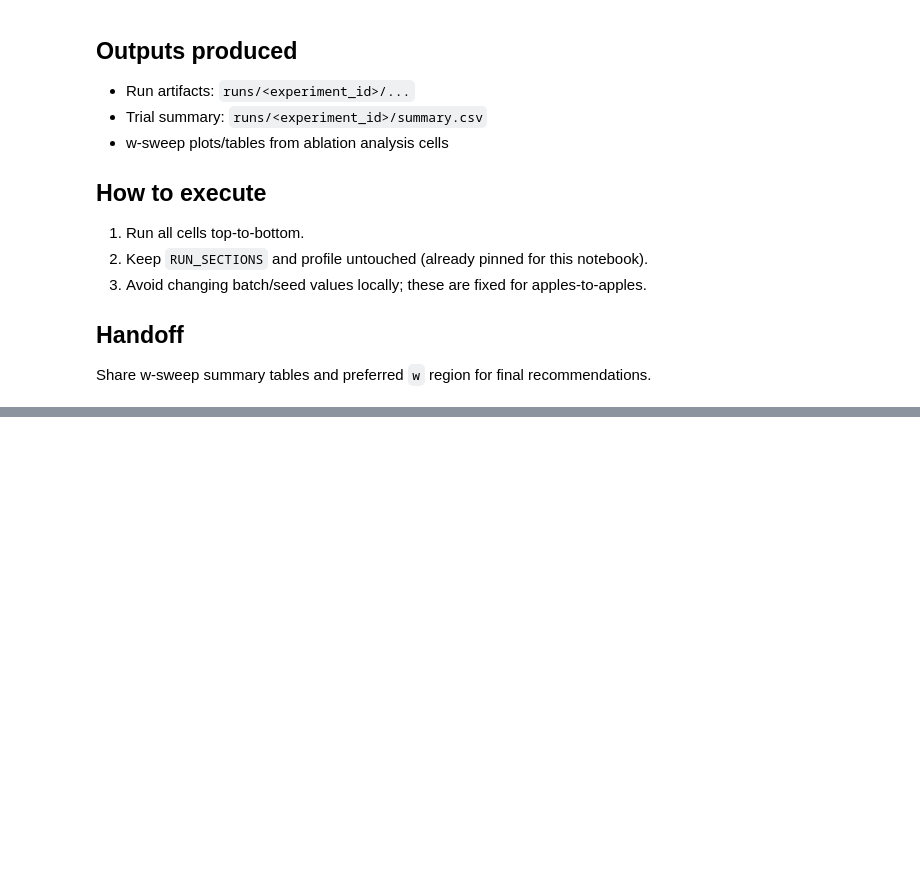
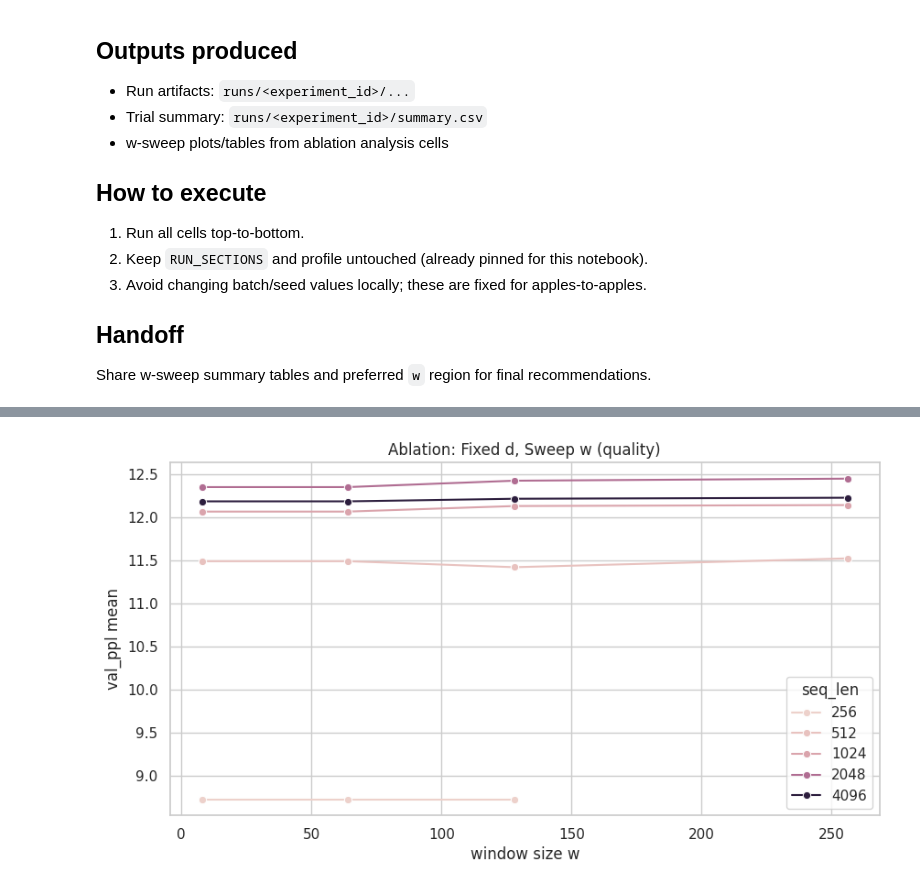
Before and after one commit to akashkguw/orion, a Jupyter notebook: experiment_publish_ablate_w.ipynb, the cells around one changed output, grey strips where cells are left out. Drawn from its saved outputs; the diff is of its cells as text; code cells hidden in the pictures; blank space fills up the shorter version.

Commit message:
fix: repair corrupted experiment_publish_ablate_w notebook (#72)

```diff
--- a/experiment_publish_ablate_w.ipynb
+++ b/experiment_publish_ablate_w.ipynb
@@ -37,0 +760,99 @@ Share w-sweep summary tables and preferred `w` region for final recommendations.
+# %%
+def _extract_w_d(tag: str):
+    m = re.search(r"w(\d+)_d(\d+)", str(tag))
+    if not m:
+        return np.nan, np.nan
+    return float(m.group(1)), float(m.group(2))
+
+
+wd = df_ok["sparse_tag"].map(_extract_w_d)
+df_ok["w"] = wd.map(lambda x: x[0])
+df_ok["d"] = wd.map(lambda x: x[1])
+
+# Fixed w, sweep d (up to 256)
+df_ablate_d = df_ok[(df_ok["section"] == "ablate_d") & (df_ok["backend"] == "sparse")].copy()
+if len(df_ablate_d) > 0:
+    ablate_d_summary = (
+        df_ablate_d.groupby(["seq_len", "d"], as_index=False)
+        .agg(
+            val_ppl_mean=("val_ppl", "mean"),
+            val_ppl_std=("val_ppl", "std"),
+            train_tok_s_mean=("train_tok_per_s", "mean"),
+            train_tok_s_std=("train_tok_per_s", "std"),
+            peak_vram_gb_mean=("peak_vram_gb", "mean"),
+            peak_vram_gb_std=("peak_vram_gb", "std"),
+        )
+        .sort_values(["seq_len", "d"])
+    )
+    print("Fixed-w sweep-d summary:")
+    display(ablate_d_summary)
+
+    plt.figure(figsize=(10, 5))
+    sns.lineplot(data=ablate_d_summary, x="d", y="val_ppl_mean", hue="seq_len", marker="o")
+    plt.title("Ablation: Fixed w, Sweep d (quality)")
+    plt.xlabel("expander degree d")
+    plt.ylabel("val_ppl mean")
+    plt.show()
+
+# Fixed d, sweep w
+df_ablate_w = df_ok[(df_ok["section"] == "ablate_w") & (df_ok["backend"] == "sparse")].copy()
+if len(df_ablate_w) > 0:
+    ablate_w_summary = (
+        df_ablate_w.groupby(["seq_len", "w"], as_index=False)
+        .agg(
+            val_ppl_mean=("val_ppl", "mean"),
+            val_ppl_std=("val_ppl", "std"),
+            train_tok_s_mean=("train_tok_per_s", "mean"),
+            train_tok_s_std=("train_tok_per_s", "std"),
+            peak_vram_gb_mean=("peak_vram_gb", "mean"),
+            peak_vram_gb_std=("peak_vram_gb", "std"),
+        )
+        .sort_values(["seq_len", "w"])
+    )
+    print("Fixed-d sweep-w summary:")
+    display(ablate_w_summary)
+
+    plt.figure(figsize=(10, 5))
+    sns.lineplot(data=ablate_w_summary, x="w", y="val_ppl_mean", hue="seq_len", marker="o")
+    plt.title("Ablation: Fixed d, Sweep w (quality)")
+    plt.xlabel("window size w")
+    plt.ylabel("val_ppl mean")
+    plt.show()
+
+# Norm-control ablation (none vs qk/ortho/spectral and combos)
+for col in ["qk_norm", "ortho_init", "spectral_norm"]:
+    if col not in df_ok.columns:
+        df_ok[col] = False
+
+
+def _norm_label(row):
+    tags = []
+    if bool(row.get("qk_norm", False)):
+        tags.append("qk")
+    if bool(row.get("ortho_init", False)):
+        tags.append("ortho")
+    if bool(row.get("spectral_norm", False)):
+        tags.append("spectral")
+    return "+".join(tags) if tags else "none"
+
+
+df_norm = df_ok[(df_ok["section"] == "norm") & (df_ok["backend"] == "sparse")].copy()
+if len(df_norm) > 0:
+    df_norm["norm_label"] = df_norm.apply(_norm_label, axis=1)
+    norm_summary = (
+        df_norm.groupby("norm_label", as_index=False)
+        .agg(
+            seeds=("seed", "nunique"),
+            val_ppl_mean=("val_ppl", "mean"),
+            val_ppl_std=("val_ppl", "std"),
+            train_tok_s_mean=("train_tok_per_s", "mean"),
+            train_tok_s_std=("train_tok_per_s", "std"),
+            peak_vram_gb_mean=("peak_vram_gb", "mean"),
+            peak_vram_gb_std=("peak_vram_gb", "std"),
+            divergence_rate_mean=("divergence_rate", "mean"),
+        )
+        .sort_values("val_ppl_mean")
+    )
+    print("Norm-control ablation summary:")
+    display(norm_summary)
+# %% [output]
@@ -37,0 +877 @@ Share w-sweep summary tables and preferred `w` region for final recommendations.
+[figure, added]
```
Also changed, not shown: parts of 12 cells of this notebook.
